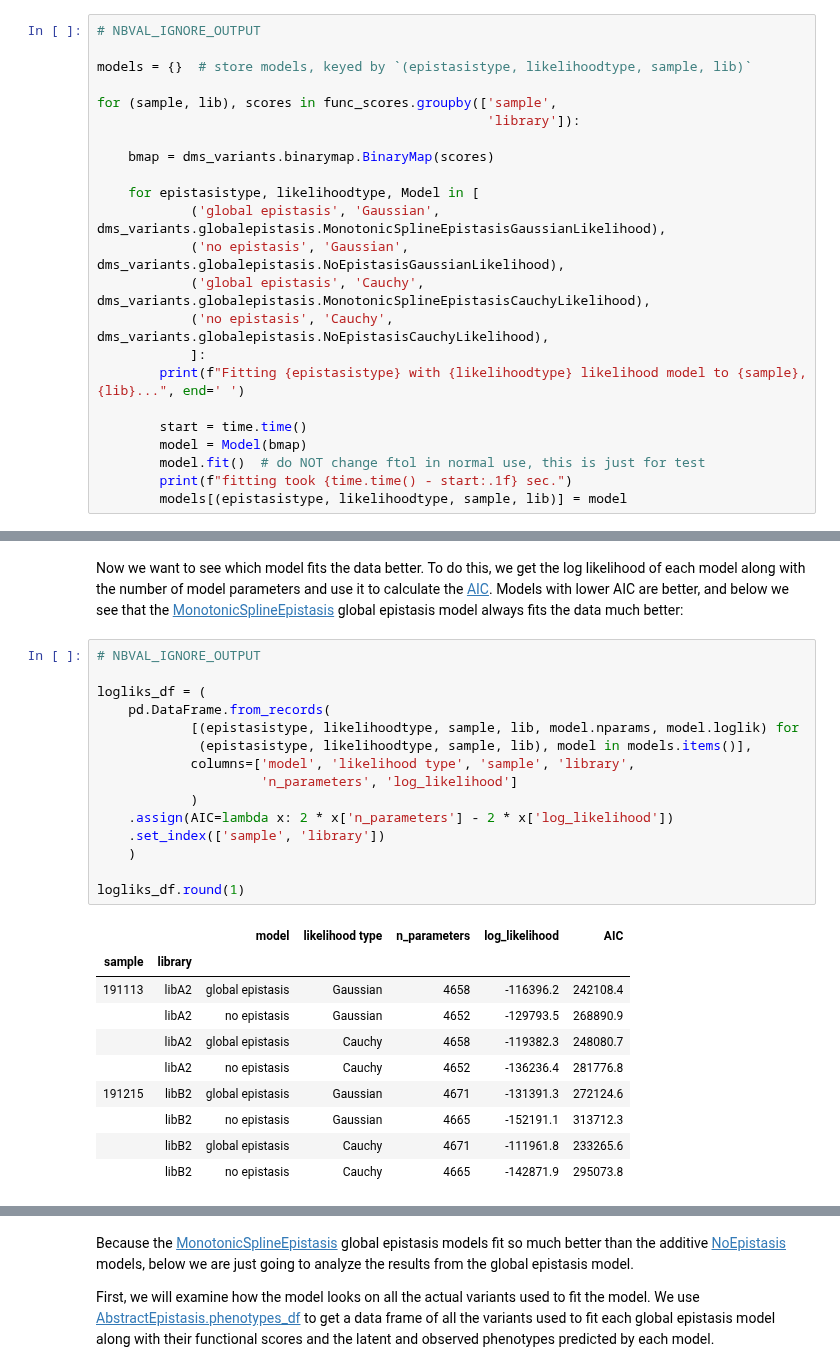
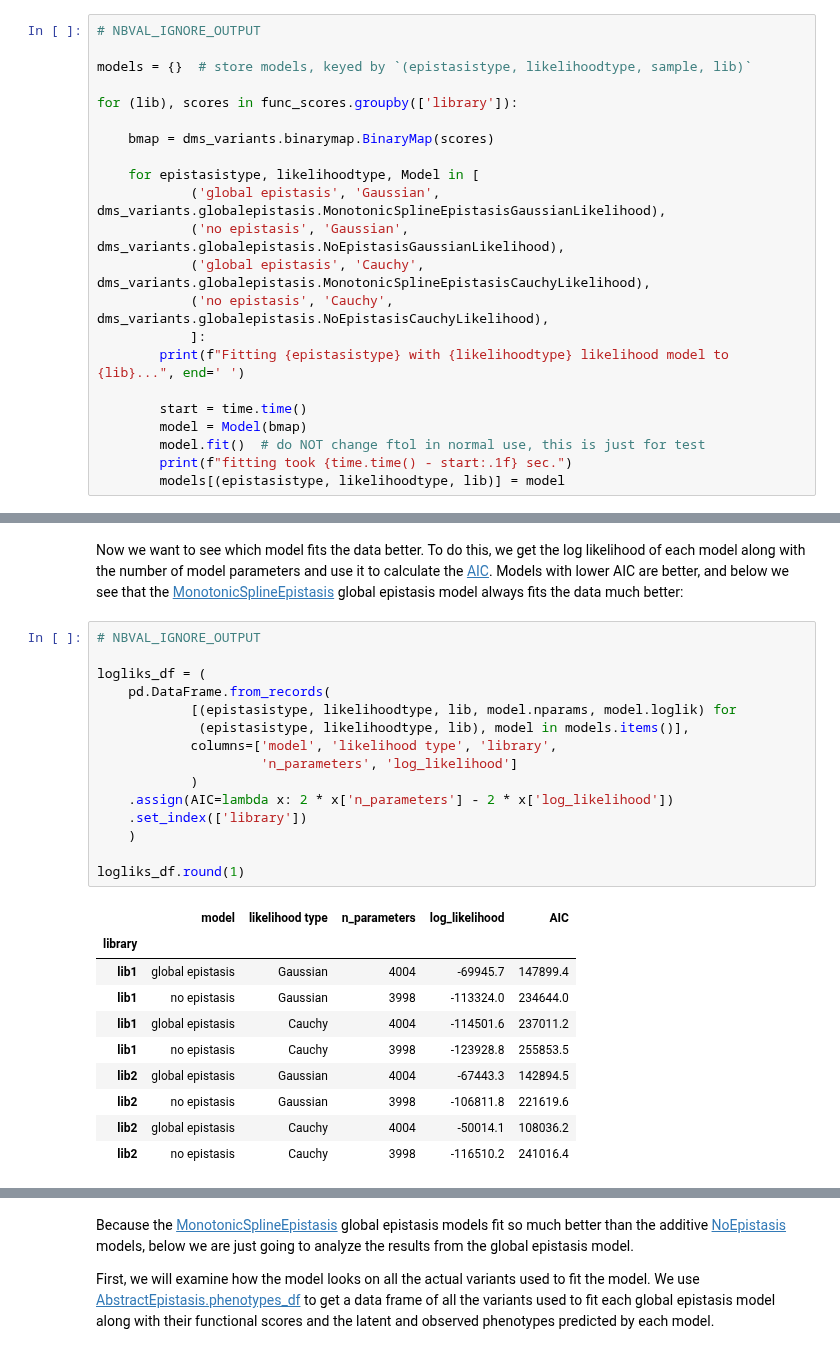
Before and after one commit to jbloomlab/SARS-CoV-2-RBD_DMS, a Jupyter notebook: global_epistasis_expression.ipynb, the cells around one changed output, grey strips where cells are left out. Cells and saved outputs as stored; diff of their text form.

```diff
--- a/global_epistasis_expression.ipynb
+++ b/global_epistasis_expression.ipynb
@@ -95,8 +95,7 @@ Then we create the model, fit it, and store it.
 
 models = {}  # store models, keyed by `(epistasistype, likelihoodtype, sample, lib)`
 
-for (sample, lib), scores in func_scores.groupby(['sample',
-                                                  'library']):
+for (lib), scores in func_scores.groupby(['library']):
 
     bmap = dms_variants.binarymap.BinaryMap(scores)
 
@@ -106,11 +105,11 @@ for (sample, lib), scores in func_scores.groupby(['sample',
             ('global epistasis', 'Cauchy', dms_variants.globalepistasis.MonotonicSplineEpistasisCauchyLikelihood),
             ('no epistasis', 'Cauchy', dms_variants.globalepistasis.NoEpistasisCauchyLikelihood),
             ]:
-        print(f"Fitting {epistasistype} with {likelihoodtype} likelihood model to {sample}, {lib}...", end=' ')
+        print(f"Fitting {epistasistype} with {likelihoodtype} likelihood model to {lib}...", end=' ')
 
         start = time.time()
         model = Model(bmap)
         model.fit()  # do NOT change ftol in normal use, this is just for test
         print(f"fitting took {time.time() - start:.1f} sec.")
-        models[(epistasistype, likelihoodtype, sample, lib)] = model
+        models[(epistasistype, likelihoodtype, lib)] = model
 # %% [output]
@@ -129,29 +128,29 @@ Models with lower AIC are better, and below we see that the [MonotonicSplineEpis
 # %%
 # NBVAL_IGNORE_OUTPUT
 
 logliks_df = (
     pd.DataFrame.from_records(
-            [(epistasistype, likelihoodtype, sample, lib, model.nparams, model.loglik) for
-             (epistasistype, likelihoodtype, sample, lib), model in models.items()],
-            columns=['model', 'likelihood type', 'sample', 'library',
+            [(epistasistype, likelihoodtype, lib, model.nparams, model.loglik) for
+             (epistasistype, likelihoodtype, lib), model in models.items()],
+            columns=['model', 'likelihood type', 'library',
                      'n_parameters', 'log_likelihood']
             )
     .assign(AIC=lambda x: 2 * x['n_parameters'] - 2 * x['log_likelihood'])
-    .set_index(['sample', 'library'])
+    .set_index(['library'])
     )
 
 logliks_df.round(1)
 # %% [output]
-|  |  | model | likelihood type | n_parameters | log_likelihood | AIC |
-| sample | library |  |  |  |  |  |
-| 191113 | libA2 | global epistasis | Gaussian | 4658 | -116396.2 | 242108.4 |
-|  | libA2 | no epistasis | Gaussian | 4652 | -129793.5 | 268890.9 |
-|  | libA2 | global epistasis | Cauchy | 4658 | -119382.3 | 248080.7 |
-|  | libA2 | no epistasis | Cauchy | 4652 | -136236.4 | 281776.8 |
-| 191215 | libB2 | global epistasis | Gaussian | 4671 | -131391.3 | 272124.6 |
-|  | libB2 | no epistasis | Gaussian | 4665 | -152191.1 | 313712.3 |
-|  | libB2 | global epistasis | Cauchy | 4671 | -111961.8 | 233265.6 |
-|  | libB2 | no epistasis | Cauchy | 4665 | -142871.9 | 295073.8 |
+|  | model | likelihood type | n_parameters | log_likelihood | AIC |
+| library |  |  |  |  |  |
+| lib1 | global epistasis | Gaussian | 4004 | -69945.7 | 147899.4 |
+| lib1 | no epistasis | Gaussian | 3998 | -113324.0 | 234644.0 |
+| lib1 | global epistasis | Cauchy | 4004 | -114501.6 | 237011.2 |
+| lib1 | no epistasis | Cauchy | 3998 | -123928.8 | 255853.5 |
+| lib2 | global epistasis | Gaussian | 4004 | -67443.3 | 142894.5 |
+| lib2 | no epistasis | Gaussian | 3998 | -106811.8 | 221619.6 |
+| lib2 | global epistasis | Cauchy | 4004 | -50014.1 | 108036.2 |
+| lib2 | no epistasis | Cauchy | 3998 | -116510.2 | 241016.4 |
 # %%
 # check to confirm the global epistasis model is better in all cases
 assert (logliks_df
```
Also changed, not shown: parts of 46 cells of this notebook, 24 other files.
